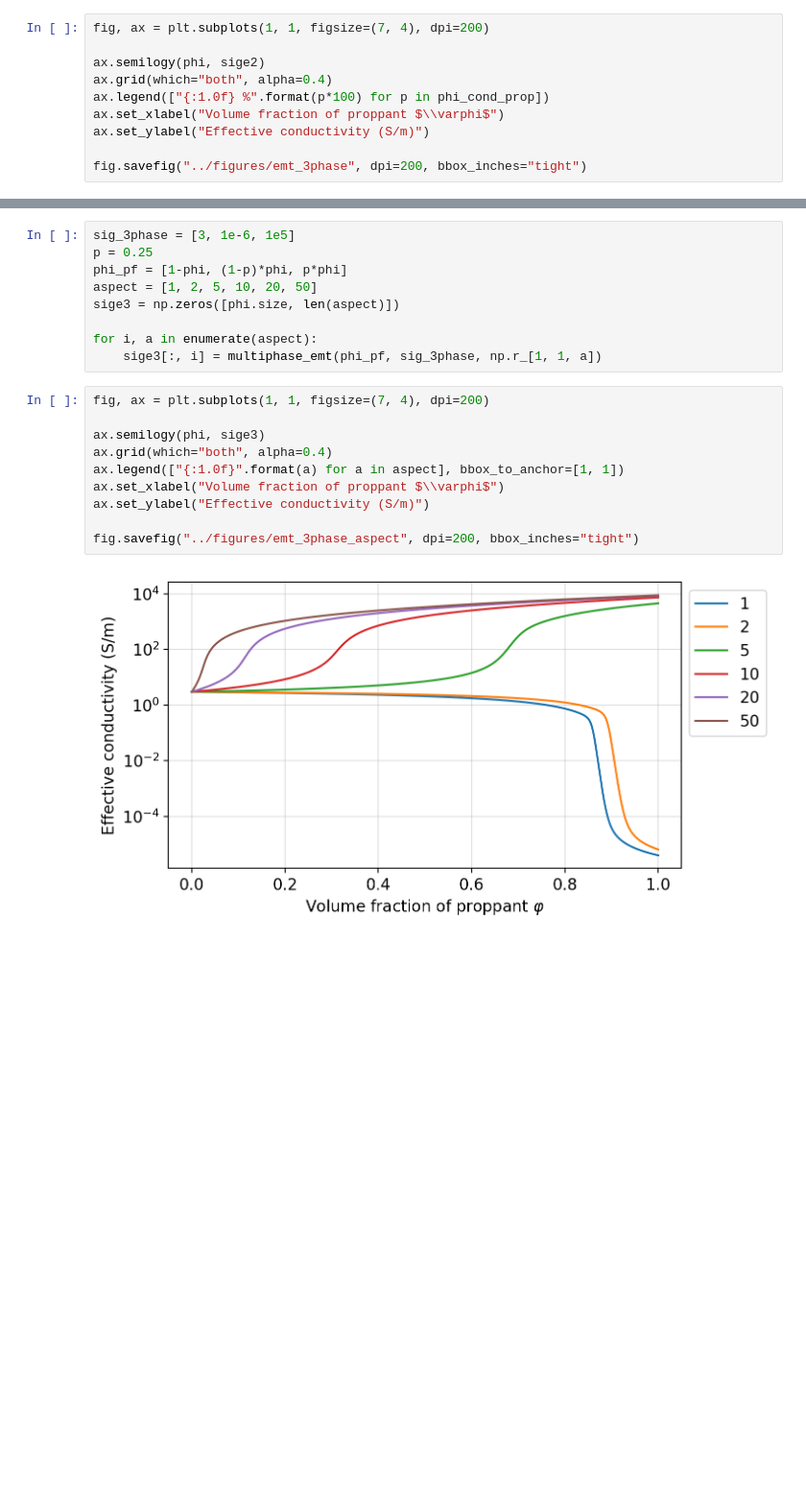
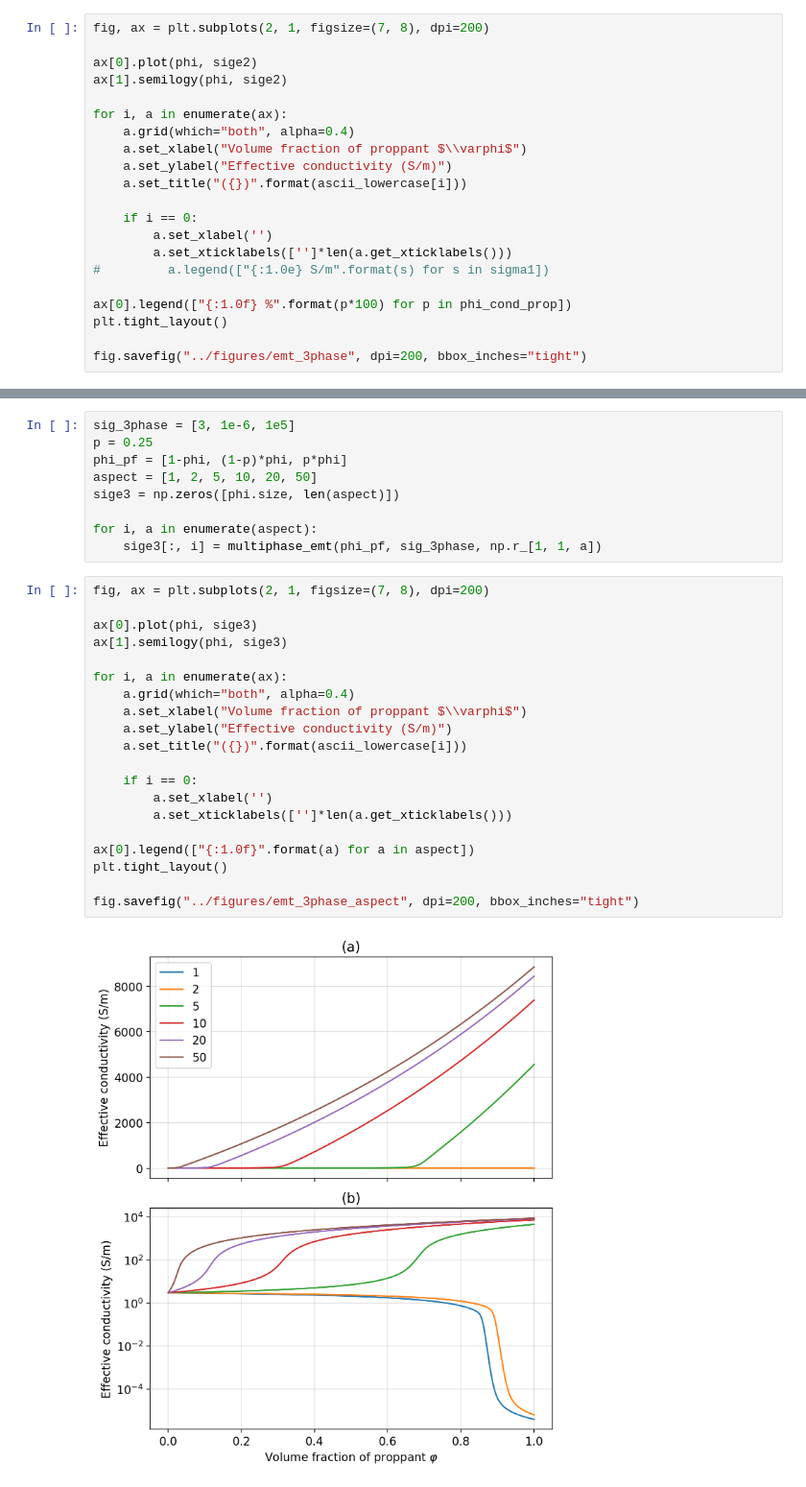
Before and after one commit to simpeg-research/heagy-2018-fracture-physprops, a Jupyter notebook: notebooks/1_proppant_fluid_mixture.ipynb, the cells around one changed output, grey strips where cells are left out. Shown at 96% size. Saved outputs shown, nothing was run; the diff lists cells and outputs as text; blank space fills up the shorter version.

```diff
--- a/notebooks/1_proppant_fluid_mixture.ipynb
+++ b/notebooks/1_proppant_fluid_mixture.ipynb
@@ -118,13 +145,24 @@ for i, p in enumerate(phi_cond_prop):
     assert np.allclose(np.sum(phi_pf, 0), 1), "{}".format(np.sum(phi_pf, 0))
     sige2[:, i] = multiphase_emt(phi_pf, sig_3phase)
 # %%
-fig, ax = plt.subplots(1, 1, figsize=(7, 4), dpi=200)
+fig, ax = plt.subplots(2, 1, figsize=(7, 8), dpi=200)
 
-ax.semilogy(phi, sige2)
-ax.grid(which="both", alpha=0.4)
-ax.legend(["{:1.0f} %".format(p*100) for p in phi_cond_prop])
-ax.set_xlabel("Volume fraction of proppant $\\varphi$")
-ax.set_ylabel("Effective conductivity (S/m)")
+ax[0].plot(phi, sige2)
+ax[1].semilogy(phi, sige2)
+
+for i, a in enumerate(ax):
+    a.grid(which="both", alpha=0.4)
+    a.set_xlabel("Volume fraction of proppant $\\varphi$")
+    a.set_ylabel("Effective conductivity (S/m)")
+    a.set_title("({})".format(ascii_lowercase[i]))
+
+    if i == 0:
+        a.set_xlabel('')
+        a.set_xticklabels(['']*len(a.get_xticklabels()))
+#         a.legend(["{:1.0e} S/m".format(s) for s in sigma1])
+
+ax[0].legend(["{:1.0f} %".format(p*100) for p in phi_cond_prop])
+plt.tight_layout()
 
 fig.savefig("../figures/emt_3phase", dpi=200, bbox_inches="tight")
 # %% [output]
@@ -142,14 +180,24 @@ sige3 = np.zeros([phi.size, len(aspect)])
 for i, a in enumerate(aspect):
     sige3[:, i] = multiphase_emt(phi_pf, sig_3phase, np.r_[1, 1, a])
 # %%
-fig, ax = plt.subplots(1, 1, figsize=(7, 4), dpi=200)
+fig, ax = plt.subplots(2, 1, figsize=(7, 8), dpi=200)
 
-ax.semilogy(phi, sige3)
-ax.grid(which="both", alpha=0.4)
-ax.legend(["{:1.0f}".format(a) for a in aspect], bbox_to_anchor=[1, 1])
-ax.set_xlabel("Volume fraction of proppant $\\varphi$")
-ax.set_ylabel("Effective conductivity (S/m)")
+ax[0].plot(phi, sige3)
+ax[1].semilogy(phi, sige3)
+
+for i, a in enumerate(ax):
+    a.grid(which="both", alpha=0.4)
+    a.set_xlabel("Volume fraction of proppant $\\varphi$")
+    a.set_ylabel("Effective conductivity (S/m)")
+    a.set_title("({})".format(ascii_lowercase[i]))
+
+    if i == 0:
+        a.set_xlabel('')
+        a.set_xticklabels(['']*len(a.get_xticklabels()))
+
+ax[0].legend(["{:1.0f}".format(a) for a in aspect])
+plt.tight_layout()
 
 fig.savefig("../figures/emt_3phase_aspect", dpi=200, bbox_inches="tight")
 # %% [output]
-[figure, old version]
+[figure, new version]
```
Also changed, not shown: parts of 6 cells of this notebook, 10 other files.
